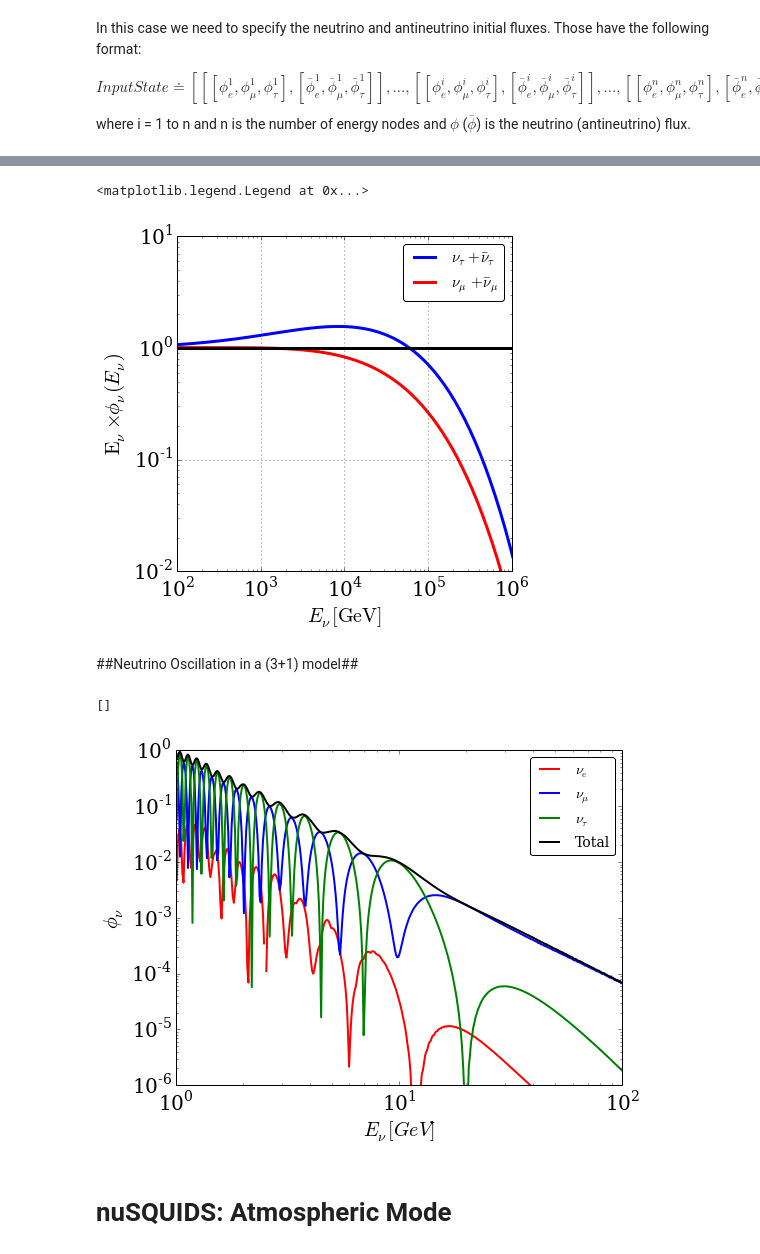
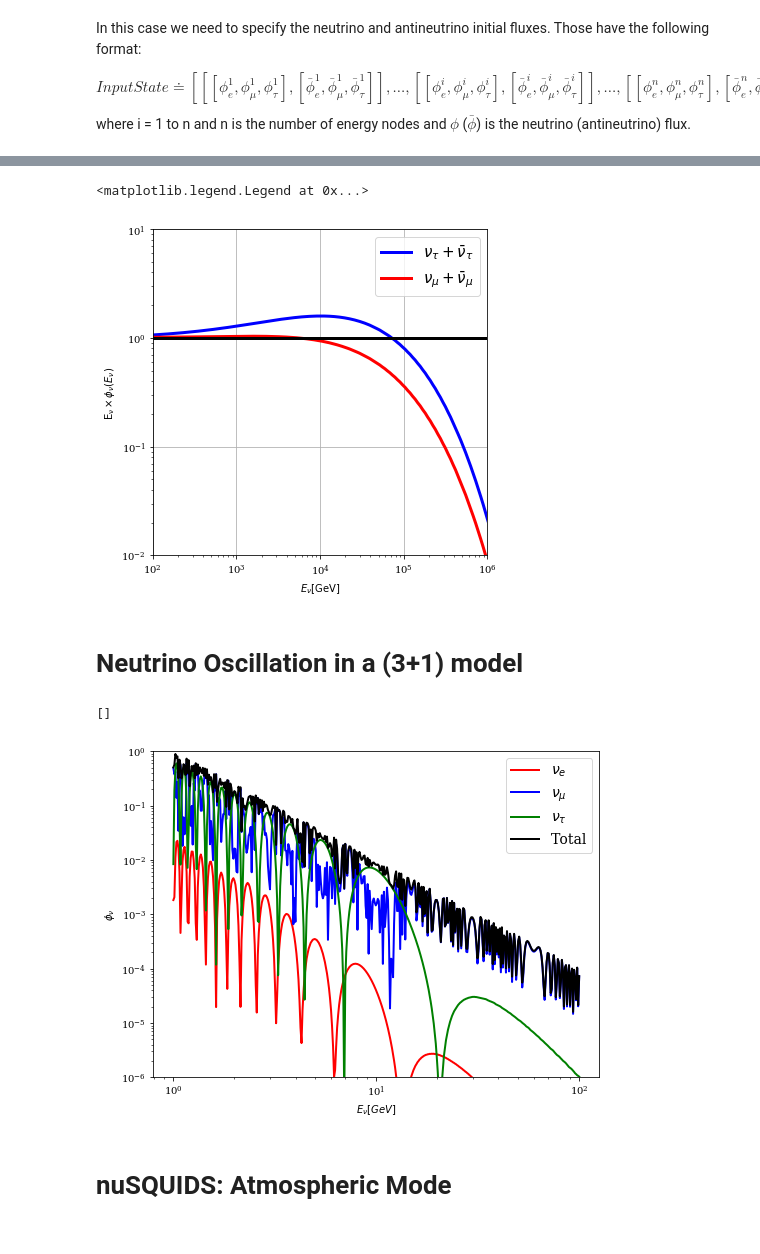
Before and after one commit to arguelles/nuSQuIDS, a Jupyter notebook: resources/python/example/nuSQUIDS-DEMO.ipynb, the cells around one changed output, grey strips where cells are left out. Cells and saved outputs as stored; diff of their text form; code cells hidden in the pictures.

```diff
--- a/resources/python/example/nuSQUIDS-DEMO.ipynb
+++ b/resources/python/example/nuSQUIDS-DEMO.ipynb
@@ -493,30 +501,32 @@ loglog()
 # %%
-figure(figsize = (6,6))
-xlabel(r"$E_\nu [{\rm GeV}]$")
-ylabel(r"${\rm E_\nu} \times \phi_\nu (E_\nu)$")
+plt.figure(figsize = (6,6))
+plt.xlabel(r"$E_\nu [{\rm GeV}]$")
+plt.ylabel(r"${\rm E_\nu} \times \phi_\nu (E_\nu)$")
 e_range = nuSQ.GetERange()/units.GeV
-plot(e_range,0.5*(nu_tau+nu_tau_bar)*(e_range*units.GeV)/N0, lw = 3, label =r"$\nu_\tau + \bar{\nu}_\tau$", color = "blue")
-plot(e_range,0.5*(nu_mu+nu_mu_bar)*(e_range*units.GeV)/N0, lw = 3, label =r"$\nu_\mu + \bar{\nu}_\mu$", color = "red")
-axhline (1.0, color = "k", lw = 3)
-xlim(1.0e2,1.0e6)
-ylim(1.0e-2,1.0e1)
-grid()
-loglog()
-legend(loc = "upper right", fancybox = True, fontsize = 15)
+plt.plot(e_range,0.5*(nu_tau+nu_tau_bar)*(e_range*units.GeV)/N0, lw = 3, label =r"$\nu_\tau + \bar{\nu}_\tau$", color = "blue")
+plt.plot(e_range,0.5*(nu_mu+nu_mu_bar)*(e_range*units.GeV)/N0, lw = 3, label =r"$\nu_\mu + \bar{\nu}_\mu$", color = "red")
+plt.axhline (1.0, color = "k", lw = 3)
+plt.xlim(1.0e2,1.0e6)
+plt.ylim(1.0e-2,1.0e1)
+plt.grid()
+plt.loglog()
+plt.legend(loc = "upper right", fancybox = True, fontsize = 15)
 # %% [output]
 <matplotlib.legend.Legend at 0x...>
-[figure, old version]
+[figure, new version]
 # %% [markdown]
-##Neutrino Oscillation in a (3+1) model##
+# Neutrino Oscillation in a (3+1) model
 # %%
 interactions = False
-logscale = False
+
 E_min = 1.0*units.GeV
 E_max = 100.0*units.GeV
 E_nodes = 201
+
+energy_nodes = nsq.logspace(E_min,E_max,E_nodes)
 neutrino_flavors = 4
 
-nuSQ = nsq.nuSQUIDS(E_min,E_max,E_nodes,neutrino_flavors,nsq.NeutrinoType.antineutrino,logscale,interactions)
+nuSQ = nsq.nuSQUIDS(energy_nodes,neutrino_flavors,nsq.NeutrinoType.antineutrino,interactions)
 # %%
 nuSQ.Set_Body(nsq.EarthAtm())
 nuSQ.Set_Track(nsq.EarthAtm.Track(np.arccos(-1)))
@@ -547,22 +557,22 @@ nu_tau = np.array([nuSQ.EvalFlavor(2,EE*units.GeV,0)
 
 total = nu_e + nu_mu + nu_tau
 # %%
-figure(figsize = (8,6))
+plt.figure(figsize = (8,6))
 
-xlabel(r"$E_\nu [GeV]$")
-ylabel(r"$\phi_\nu$")
+plt.xlabel(r"$E_\nu [GeV]$")
+plt.ylabel(r"$\phi_\nu$")
 
-plot(e_range,nu_e, lw = 2, color = 'red', label = r"$\nu_e$")
-plot(e_range,nu_mu, lw = 2, color = 'blue', label = r"$\nu_\mu$")
-plot(e_range,nu_tau, lw = 2, color = 'green', label = r"$\nu_\tau$")
-plot(e_range,total, lw = 2, color = 'black', label = r"Total")
-legend(fancybox = True, fontsize = 14)
+plt.plot(e_range,nu_e, lw = 2, color = 'red', label = r"$\nu_e$")
+plt.plot(e_range,nu_mu, lw = 2, color = 'blue', label = r"$\nu_\mu$")
+plt.plot(e_range,nu_tau, lw = 2, color = 'green', label = r"$\nu_\tau$")
+plt.plot(e_range,total, lw = 2, color = 'black', label = r"Total")
+plt.legend(fancybox = True, fontsize = 14)
 
-ylim(1.0e-6,1.0)
+plt.ylim(1.0e-6,1.0)
 
-loglog()
+plt.loglog()
 # %% [output]
 []
-[figure, old version]
+[figure, new version]
 # %% [markdown]
 # nuSQUIDS: Atmospheric Mode
```
Also changed, not shown: parts of 43 cells of this notebook, 5 other files.
